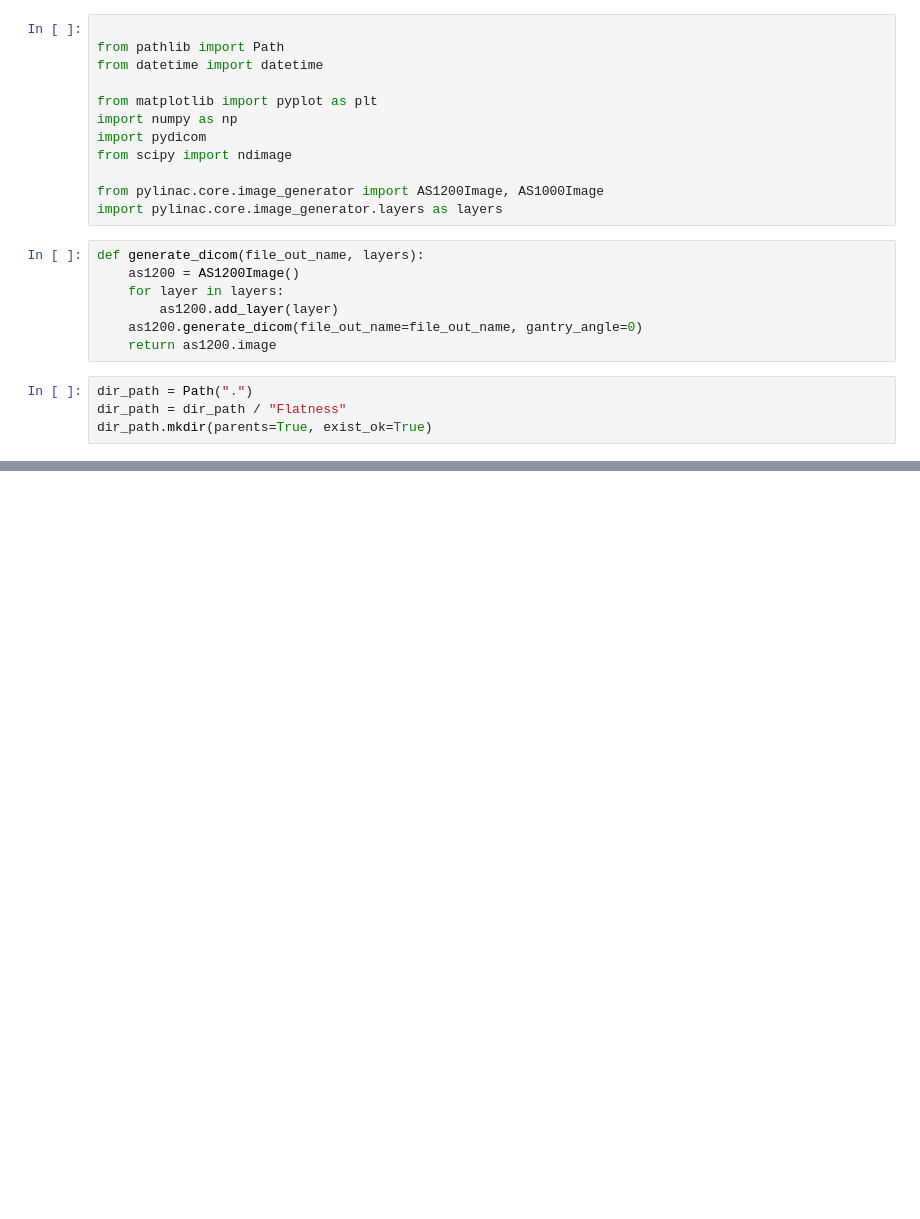
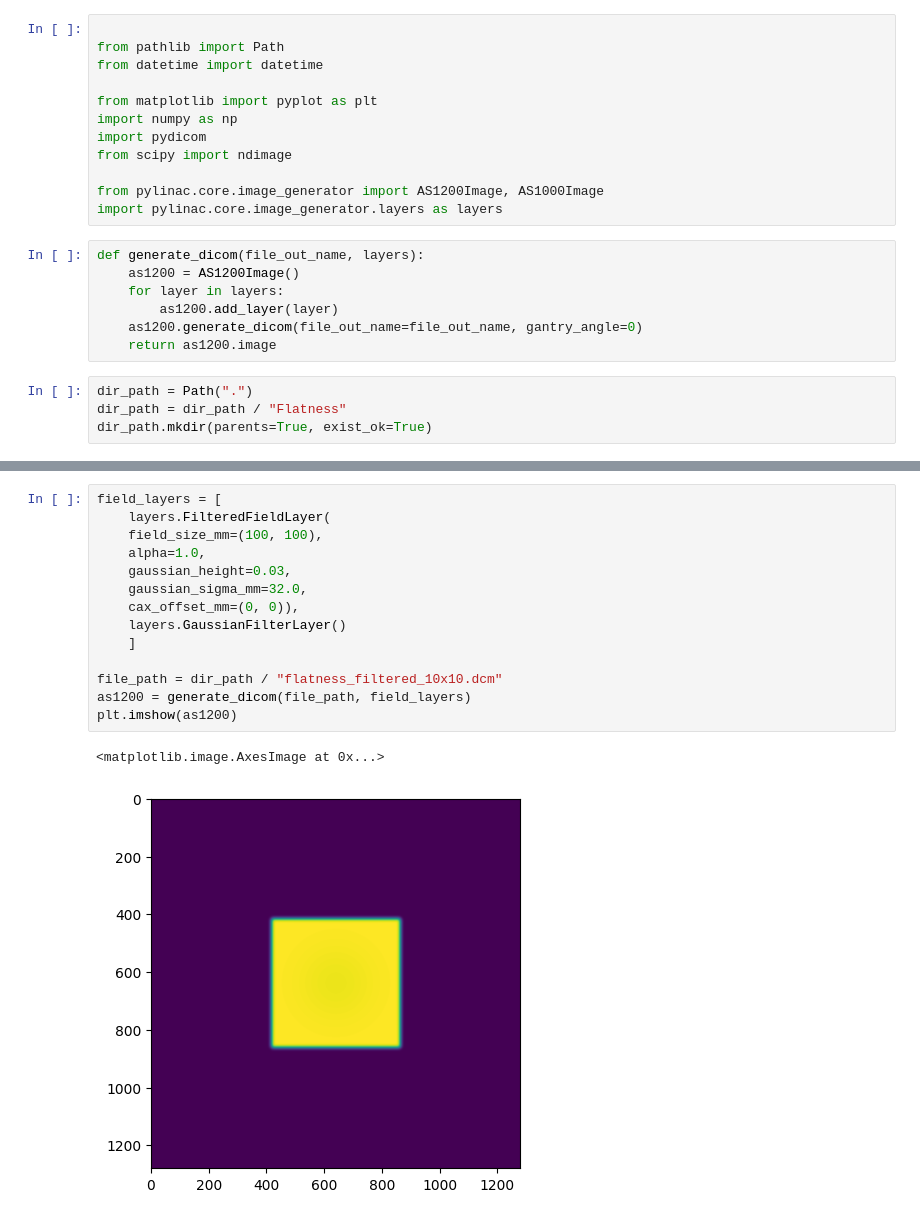
Before and after one commit to crcrewso/FauxPID, a Jupyter notebook: create_image.ipynb, the cells around one changed output, grey strips where cells are left out. Saved outputs shown, nothing was run; the diff lists cells and outputs as text; blank space fills up the shorter version.

```diff
--- a/create_image.ipynb
+++ b/create_image.ipynb
@@ -55,3 +56,20 @@ plt.imshow(as1200)
+# %%
+field_layers = [
+    layers.FilteredFieldLayer(
+    field_size_mm=(100, 100),
+    alpha=1.0,
+    gaussian_height=0.03,
+    gaussian_sigma_mm=32.0,
+    cax_offset_mm=(0, 0)),
+    layers.GaussianFilterLayer()
+    ]
+
+file_path = dir_path / "flatness_filtered_10x10.dcm"
+as1200 = generate_dicom(file_path, field_layers)
+plt.imshow(as1200)
+# %% [output]
+<matplotlib.image.AxesImage at 0x...>
+[figure, added]
 # %%
 field_layers = [
     layers.FilterFreeFieldLayer(
```
Also changed, not shown: parts of 3 cells of this notebook, 3 other files.
